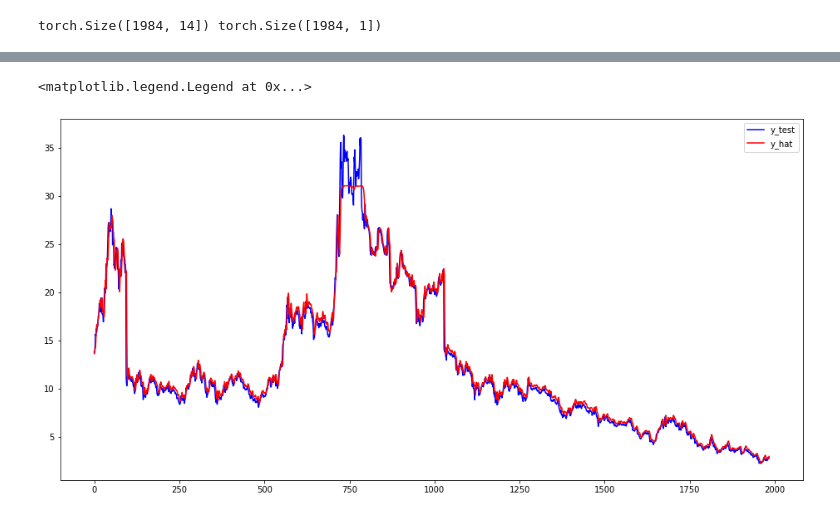
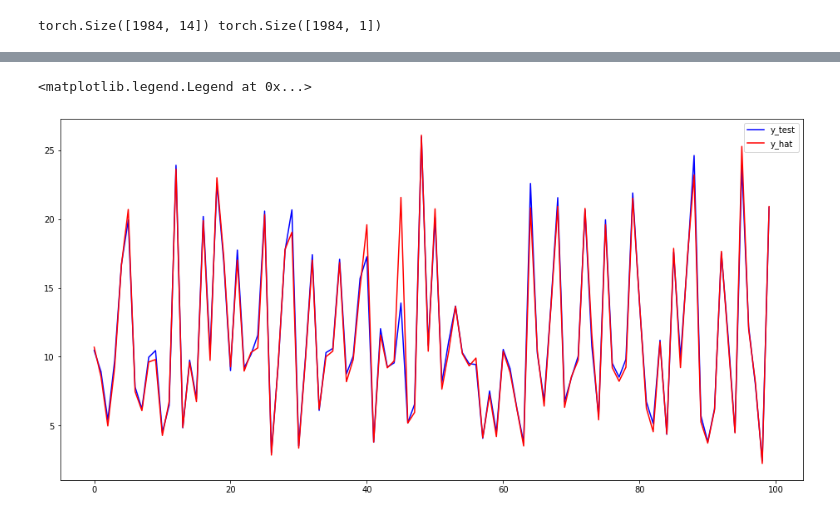
Before and after one commit to QikaiXu/Stock-Forecasting, a Jupyter notebook: lstm.ipynb, the cells around one changed output, grey strips where cells are left out. Saved outputs shown, nothing was run; the diff lists cells and outputs as text; code cells hidden in the pictures.

```diff
--- a/lstm.ipynb
+++ b/lstm.ipynb
@@ -258,17 +258,21 @@ plt.legend()
 # %%
 # 新建一个图像
 plt.figure(figsize=(16,8))
 
 # 预测结果
-x_test, y_test = test_data.dataset.tensors
-y_hat = lstm(x_test).detach()
+x_test, y_test, y_hat = [], [], []
+for b_x, b_y in test_loader:
+    b_x = b_x.to(device)
+    y_pred = lstm(b_x).detach().cpu()
+    y_test += list(b_y)
+    y_hat += list(y_pred)
 
 # 绘画某些结点第一天的情况
-plt.plot(y_test, c='blue', label='y_test')
-plt.plot(y_hat, c='red', label='y_hat')
+plt.plot(y_test[: 100], c='blue', label='y_test')
+plt.plot(y_hat[: 100], c='red', label='y_hat')
 
 # 展示图像
 plt.legend()
 # %% [output]
 <matplotlib.legend.Legend at 0x...>
-[figure, old version]
+[figure, new version]
```
Also changed, not shown: parts of 3 cells of this notebook.
